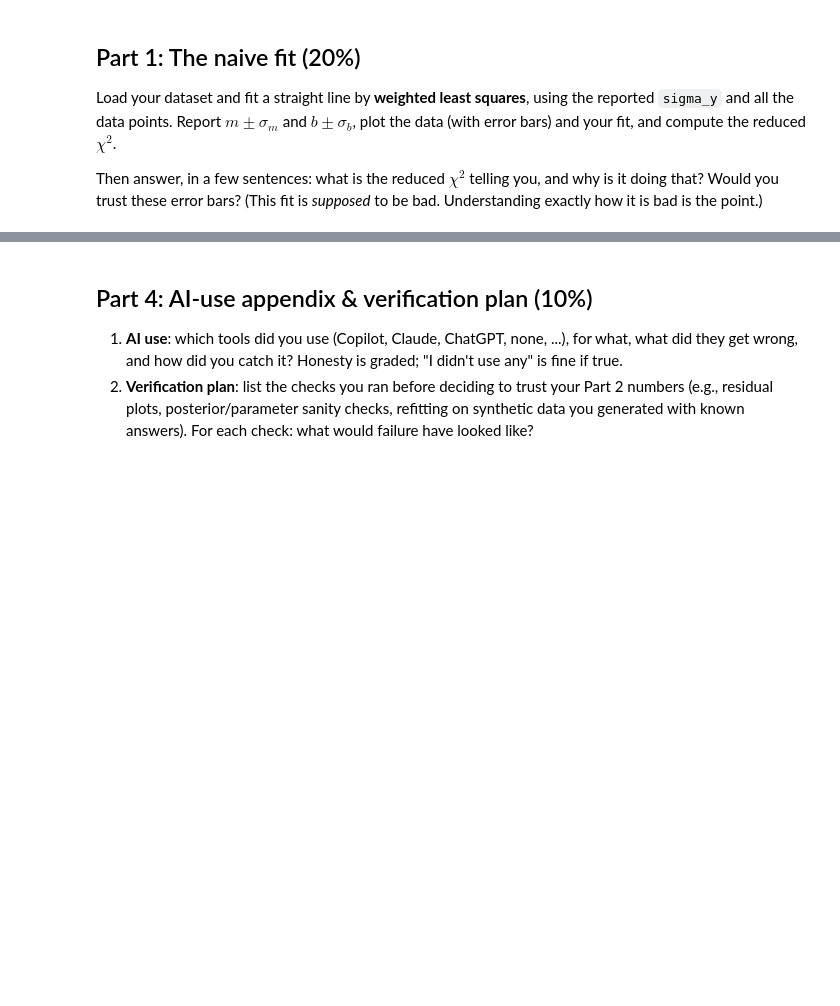
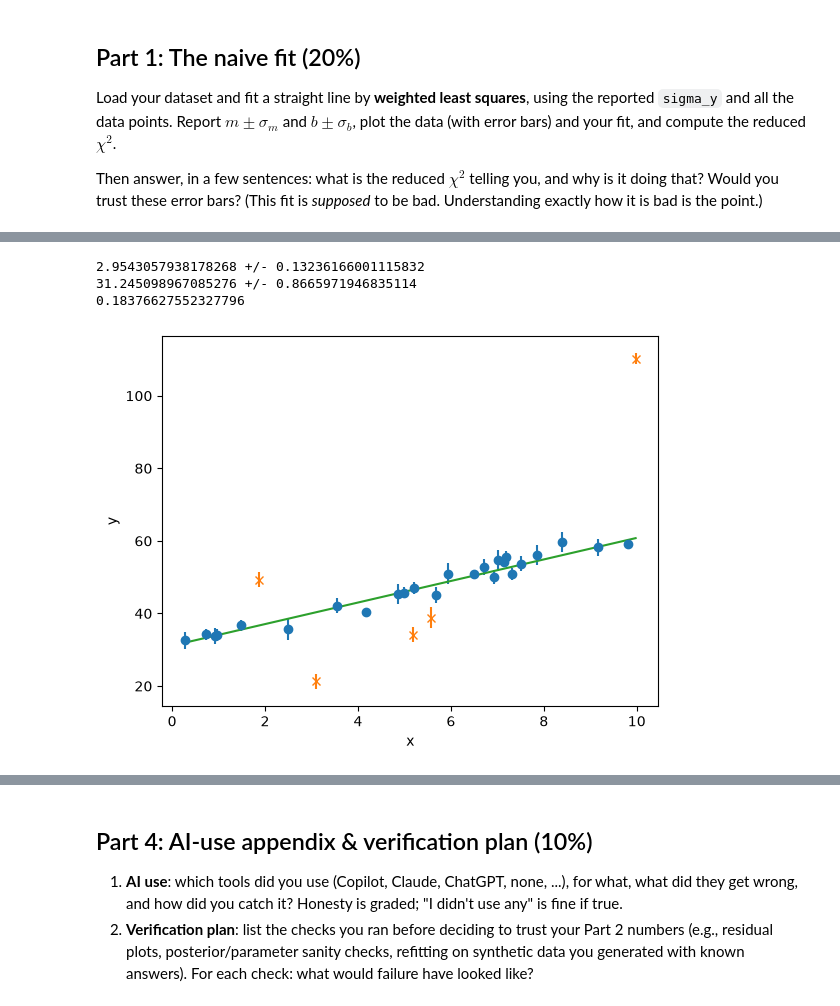
Before and after one commit to gnarayan/ast457_2026_Fall, a Jupyter notebook: submissions/nraja3/lab01.ipynb, the cells around one changed output, grey strips where cells are left out. Cells and saved outputs as stored; diff of their text form; code cells hidden in the pictures; blank space fills up the shorter version.

```diff
--- a/submissions/nraja3/lab01.ipynb
+++ b/submissions/nraja3/lab01.ipynb
@@ -61,0 +144,67 @@ uncertainties and why you believe them.
+# %%
+m_values = []
+b_values = []
+
+for i in range(300):
+
+    random_index = np.random.choice(len(x), len(x), replace=True)
+
+    x_new = x[random_index]
+    y_new = y[random_index]
+    sigma_new = sigma[random_index]
+
+    def mixture_new(values):
+
+        m = values[0]
+        b = values[1]
+        f = values[2]
+        bad_mean = values[3]
+        bad_sigma = values[4]
+
+        y_line = m*x_new + b
+
+        good = norm.pdf(y_new, y_line, sigma_new)
+        bad = norm.pdf(y_new, bad_mean, bad_sigma)
+
+        good = (1-f)*good
+        bad = f*bad
+
+        probability = good + bad
+        probability = probability + 1e-300
+        log_probability = np.log(probability)
+
+        total = np.sum(log_probability)
+
+        return -total
+
+    new_result = minimize(mixture_new, guess, bounds=bounds)
+
+    new_m = new_result.x[0]
+    new_b = new_result.x[1]
+
+    m_values.append(new_m)
+    b_values.append(new_b)
+
+
+m_error_mix = np.std(m_values)
+b_error_mix = np.std(b_values)
+
+print(m_mix, "+/-", m_error_mix)
+print(b_mix, "+/-", b_error_mix)
+print(outlier_fraction_mix)
+# %% [output]
+2.9543057938178268 +/- 0.13236166001115832
+31.245098967085276 +/- 0.8665971946835114
+0.18376627552327796
+# %%
+plt.errorbar(x[mask], y[mask], yerr=sigma[mask], fmt="o")
+plt.errorbar(x[~mask], y[~mask], yerr=sigma[~mask], fmt="x")
+
+plt.plot(x, m*x + b)
+
+plt.xlabel("x")
+plt.ylabel("y")
+
+plt.show()
+# %% [output]
+[figure, added]
```
Also changed, not shown: parts of 19 cells of this notebook.
